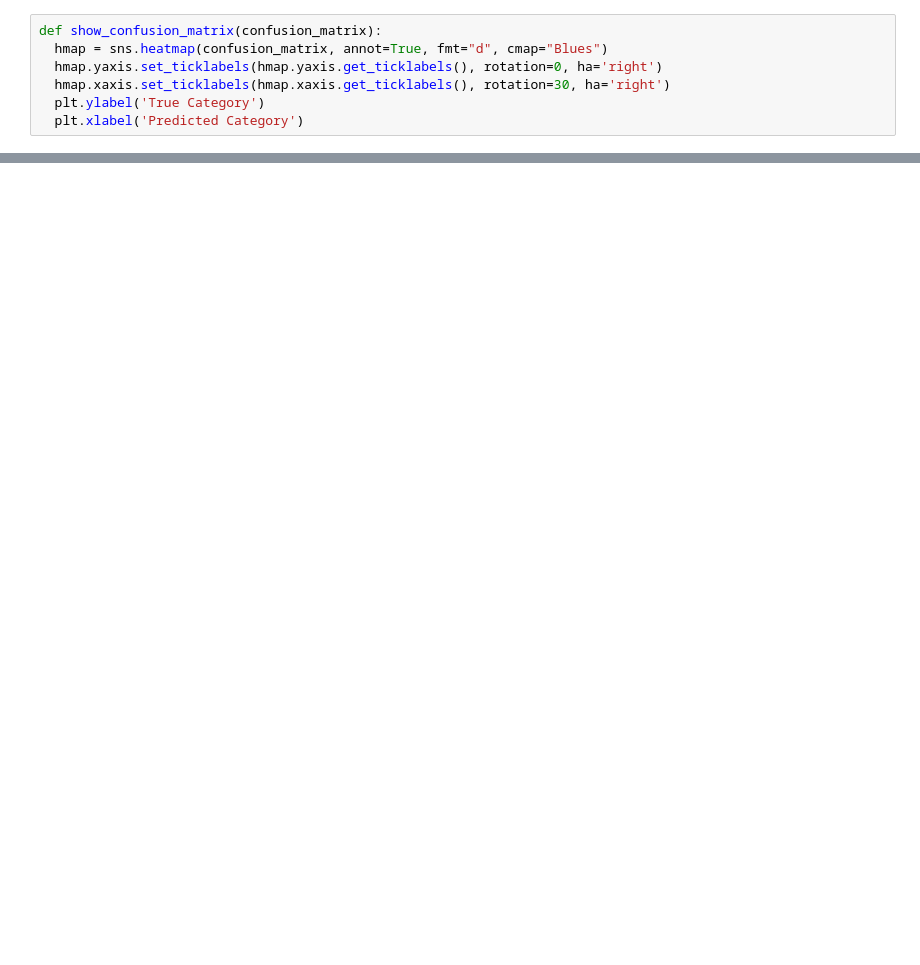
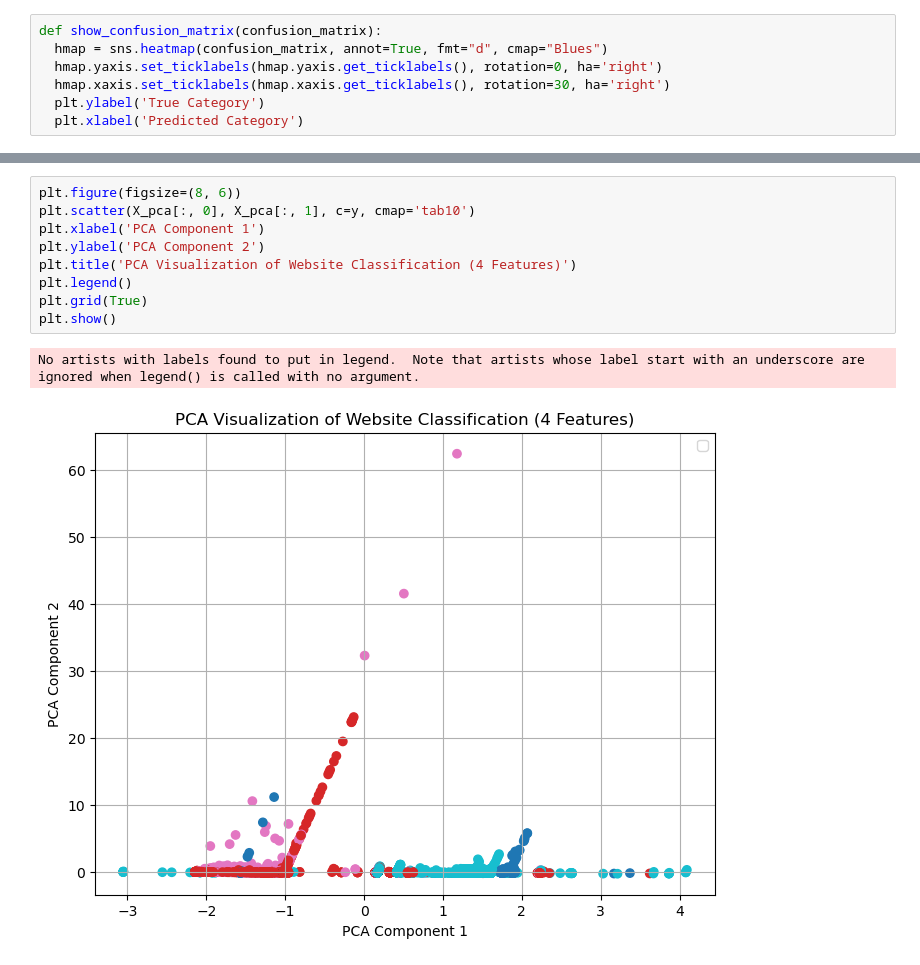
Before and after one commit to andretran42/Network_Research_Project, a Jupyter notebook: model/BasicMLModels.ipynb, the cells around one changed output, grey strips where cells are left out. Cells and saved outputs as stored; diff of their text form; blank space fills up the shorter version.

```diff
--- a/model/BasicMLModels.ipynb
+++ b/model/BasicMLModels.ipynb
@@ -251,0 +391,12 @@ plt.show()
+# %%
+plt.figure(figsize=(8, 6))
+plt.scatter(X_pca[:, 0], X_pca[:, 1], c=y, cmap='tab10')
+plt.xlabel('PCA Component 1')
+plt.ylabel('PCA Component 2')
+plt.title('PCA Visualization of Website Classification (4 Features)')
+plt.legend()
+plt.grid(True)
+plt.show()
+# %% [output]
+No artists with labels found to put in legend.  Note that artists whose label start with an underscore are ignored when legend() is called with no argument.
+[figure, added]
```
Also changed, not shown: parts of 11 cells of this notebook.
